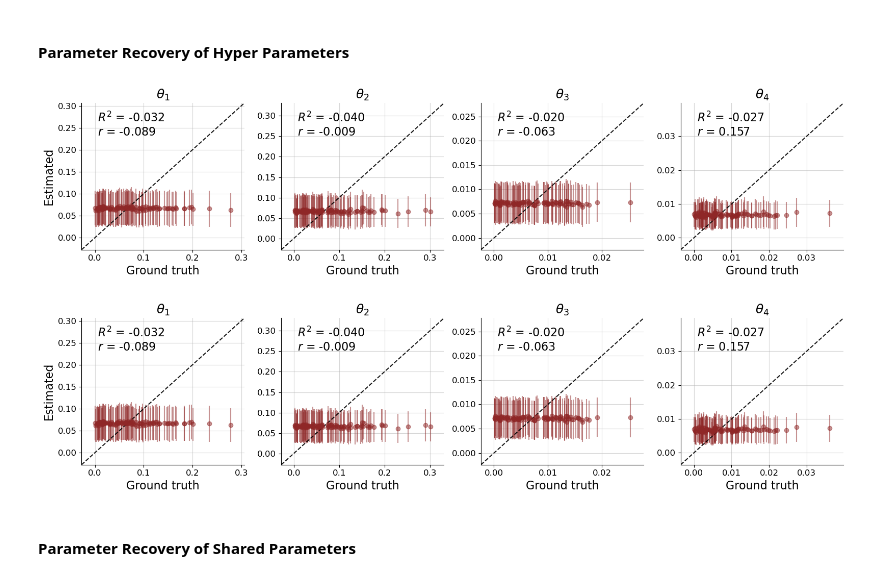
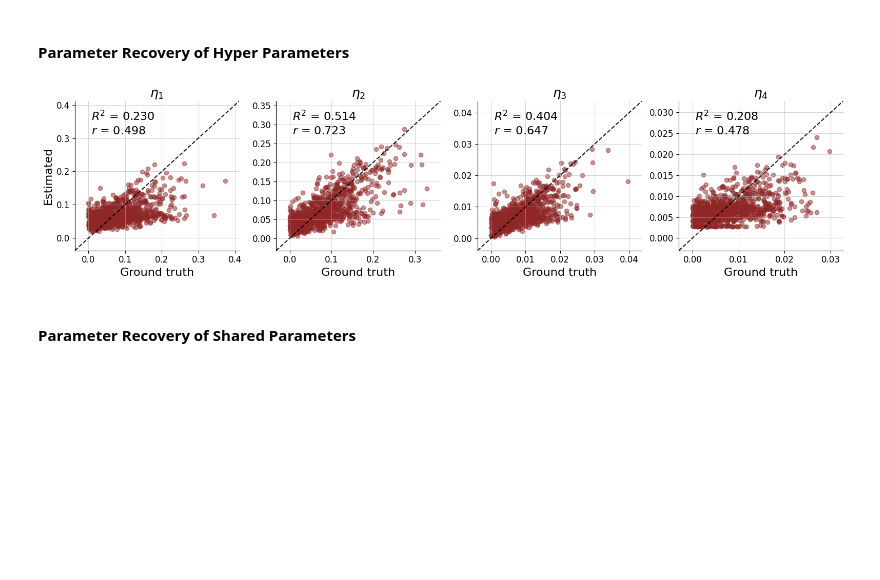
Before and after one commit to smiplab/sub-oi-dm, a Jupyter notebook: application/2afc_task/notebook/2afc_experiment.ipynb, the cells around one changed output. Saved outputs shown, nothing was run; the diff lists cells and outputs as text; code cells hidden in the pictures; blank space fills up the shorter version.

Commit message:
rework parameter recovery

```diff
--- a/application/2afc_task/notebook/2afc_experiment.ipynb
+++ b/application/2afc_task/notebook/2afc_experiment.ipynb
@@ -211,3 +198,8 @@ from sklearn.metrics import r2_score
 # %%
 TIME_POINTS = np.array([10, 25, 75, 100]) - 1
-param_names = [r'Drift rate ($v$)', r'Threshold ($a$)', r'Non-decision time ($\tau$)', r'Probability to Guess ($\p_0$)']
+NUM_SIM = 1000
+NUM_SAMPLES = 2000
+param_names = [
+    r'Drift rate ($v$)', r'Threshold ($a$)',
+    r'Non-decision time ($\tau$)', r'Probability to Guess ($\p_0$)'
+]
@@ -217,0 +206,23 @@ true_local_params.shape
+# %%
+sim_data = model.generate(batch_size=NUM_SIM)
+configured_sim_data = model.configure(sim_data)
+true_hyper_params = sim_data['hyper_prior_draws']
+true_local_params = sim_data['local_prior_draws']
+true_shared_params = sim_data['shared_prior_draws']
+# %%
+val_data = configured_sim_data['summary_conditions']
+global_posteriors_z = np.zeros((NUM_SIM, NUM_SAMPLES, 6))
+local_posteriors_z = np.zeros((NUM_SIM, NUM_OBS, NUM_SAMPLES, 4))
+
+# separate handling for each data set
+for i in tqdm(range(NUM_SIM)):
+    posterior_samples = experiment.amortizer.sample(
+        {'summary_conditions': val_data[i:i+1]},
+        n_samples=NUM_SAMPLES,
+    )
+    global_posteriors_z[i] = posterior_samples['global_samples']
+    local_posteriors_z[i] = posterior_samples['local_samples']
+# %%
+local_params = local_posteriors_z * model.local_prior_stds + model.local_prior_means
+hyper_params = global_posteriors_z[:, :, 0:4] * model.hyper_prior_std + model.hyper_prior_mean
+shared_params = global_posteriors_z[:, :, 4:]
@@ -307,11 +304,12 @@ prior_hyper_samples = configured_sim_data["hyper_parameters"] * model.hyper_prio
-# %%
-beef.diagnostics.plot_recovery(
-    hyper_params,
-    prior_hyper_samples
-)
-# %% [output]
-[figure, removed]
-[figure, removed]
+# %%
+f = beef.diagnostics.plot_recovery(
+    hyper_params,
+    true_hyper_params,
+    uncertainty_agg=None,
+    param_names=HYPER_PARAM_NAMES
+)
+# %% [output]
+[figure, added]
 # %% [markdown]
 #### Parameter Recovery of Shared Parameters
 # %%
```
Also changed, not shown: parts of 25 cells of this notebook, 15 other files.
